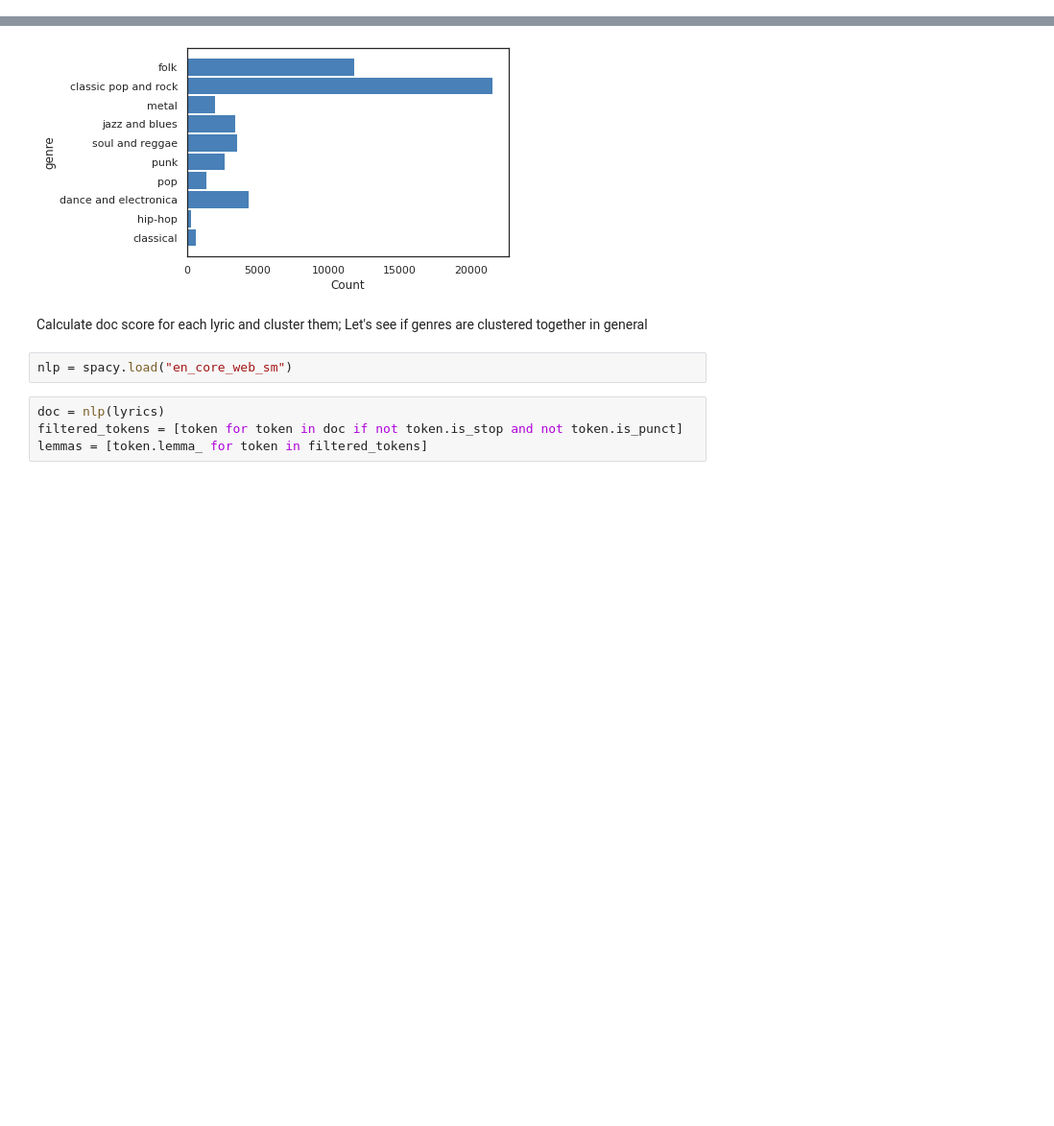
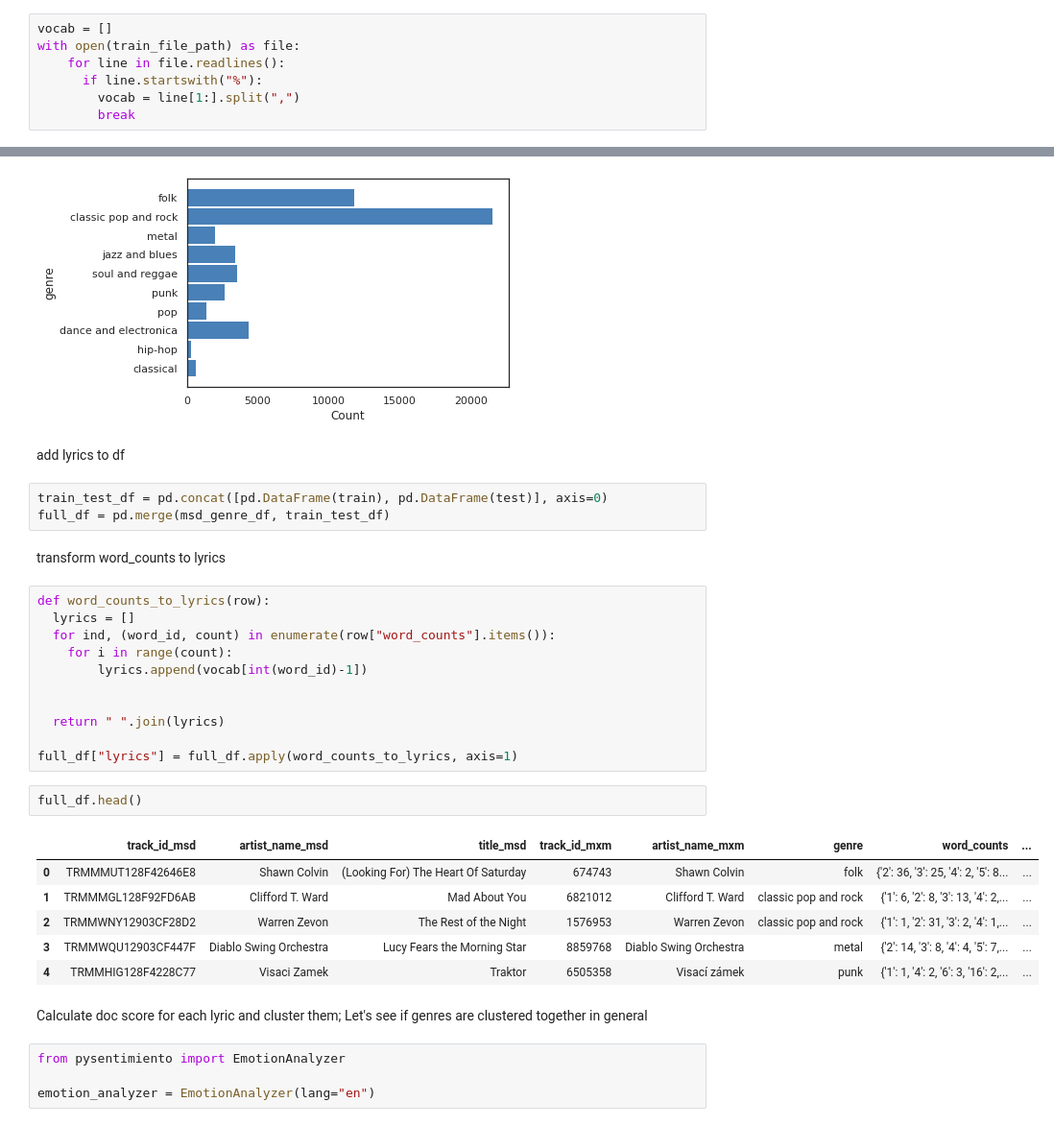
Before and after one commit to maxzirps/lyrics-sentiment-analysis, a Jupyter notebook: lyrics_sentiment.ipynb, the cells around one changed output, grey strips where cells are left out. Shown at 96% size. Saved outputs shown, nothing was run; the diff lists cells and outputs as text; blank space fills up the shorter version.

Commit message:
try pysentimiento lib

```diff
--- a/lyrics_sentiment.ipynb
+++ b/lyrics_sentiment.ipynb
@@ -70,0 +74,7 @@ test = load_lyrics_word_bag(test_file_path)
+# %%
+vocab = []
+with open(train_file_path) as file:
+    for line in file.readlines():
+      if line.startswith("%"):
+        vocab = line[1:].split(",")
+        break
@@ -156,11 +170,36 @@ sns.histplot(y=msd_genre_df["genre"])
 # %% [output]
 <matplotlib.axes._subplots.AxesSubplot at 0x...>
 [figure]
+# %% [markdown]
+add lyrics to df
+# %%
+train_test_df = pd.concat([pd.DataFrame(train), pd.DataFrame(test)], axis=0)
+full_df = pd.merge(msd_genre_df, train_test_df)
+# %% [markdown]
+transform word_counts to lyrics
+# %%
+def word_counts_to_lyrics(row):
+  lyrics = []
+  for ind, (word_id, count) in enumerate(row["word_counts"].items()):
+    for i in range(count):
+        lyrics.append(vocab[int(word_id)-1])
+
+
+  return " ".join(lyrics)
+
+full_df["lyrics"] = full_df.apply(word_counts_to_lyrics, axis=1)
+# %%
+full_df.head()
+# %% [output]
+|  | track_id_msd | artist_name_msd | title_msd | track_id_mxm | artist_name_mxm | genre | word_counts | ... |
+| 0 | TRMMMUT128F42646E8 | Shawn Colvin | (Looking For) The Heart Of Saturday | 674743 | Shawn Colvin | folk | {'2': 36, '3': 25, '4': 2, '5': 8... | ... |
+| 1 | TRMMMGL128F92FD6AB | Clifford T. Ward | Mad About You | 6821012 | Clifford T. Ward | classic pop and rock | {'1': 6, '2': 8, '3': 13, '4': 2,... | ... |
+| 2 | TRMMWNY12903CF28D2 | Warren Zevon | The Rest of the Night | 1576953 | Warren Zevon | classic pop and rock | {'1': 1, '2': 31, '3': 2, '4': 1,... | ... |
+| 3 | TRMMWQU12903CF447F | Diablo Swing Orchestra | Lucy Fears the Morning Star | 8859768 | Diablo Swing Orchestra | metal | {'2': 14, '3': 8, '4': 4, '5': 7,... | ... |
+| 4 | TRMMHIG128F4228C77 | Visaci Zamek | Traktor | 6505358 | Visací zámek | punk | {'1': 1, '4': 2, '6': 3, '16': 2,... | ... |
 # %% [markdown]
 Calculate doc score for each lyric and cluster them; Let's see if genres are clustered together in general
-# %%
-nlp = spacy.load("en_core_web_sm")
-# %%
-doc = nlp(lyrics)
-filtered_tokens = [token for token in doc if not token.is_stop and not token.is_punct]
-lemmas = [token.lemma_ for token in filtered_tokens]
+# %%
+from pysentimiento import EmotionAnalyzer
+
+emotion_analyzer = EmotionAnalyzer(lang="en")
```
Also changed, not shown: parts of 9 cells of this notebook.
